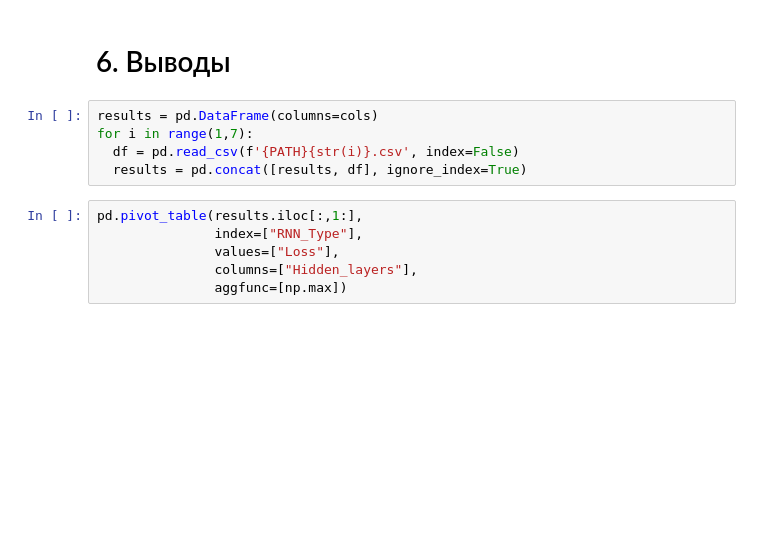
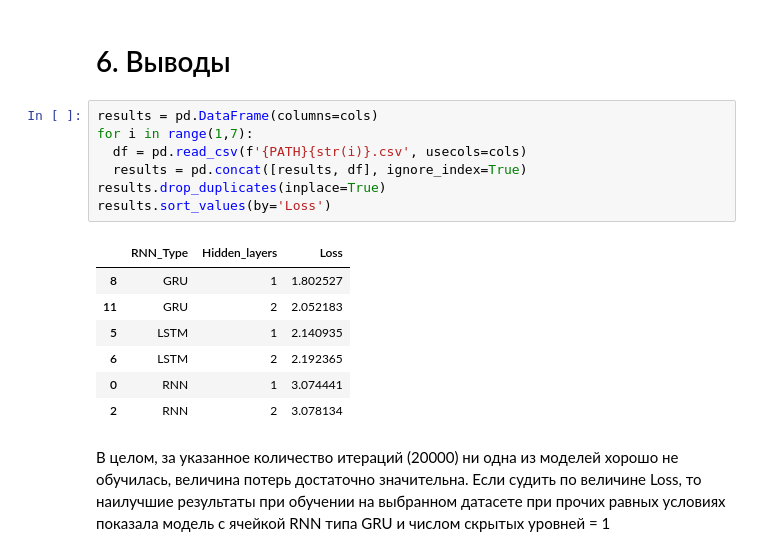
Before and after one commit to solobala/DLL30, a Jupyter notebook: DLL30_DZ8.ipynb, the cells around one changed output. Cells and saved outputs as stored; diff of their text form; blank space fills up the shorter version.

```diff
--- a/DLL30_DZ8.ipynb
+++ b/DLL30_DZ8.ipynb
@@ -574,11 +662,18 @@ training
 # %%
 results = pd.DataFrame(columns=cols)
 for i in range(1,7):
-  df = pd.read_csv(f'{PATH}{str(i)}.csv', index=False)
+  df = pd.read_csv(f'{PATH}{str(i)}.csv', usecols=cols)
   results = pd.concat([results, df], ignore_index=True)
+results.drop_duplicates(inplace=True)
+results.sort_values(by='Loss')
+# %% [output]
+|  | RNN_Type | Hidden_layers | Loss |
+| 8 | GRU | 1 | 1.802527 |
+| 11 | GRU | 2 | 2.052183 |
+| 5 | LSTM | 1 | 2.140935 |
+| 6 | LSTM | 2 | 2.192365 |
+| 0 | RNN | 1 | 3.074441 |
+| 2 | RNN | 2 | 3.078134 |
-# %%
-pd.pivot_table(results.iloc[:,1:],
-               index=["RNN_Type"],
-               values=["Loss"],
-               columns=["Hidden_layers"],
-               aggfunc=[np.max])
+# %% [markdown]
+В целом, за указанное количество итераций (20000) ни одна из моделей хорошо не обучилась, величина потерь достаточно значительна.
+Если судить по величине Loss, то наилучшие результаты при обучении на выбранном датасете при прочих равных условиях показала модель с ячейкой RNN типа GRU и числом скрытых уровней = 1
```
Also changed, not shown: parts of 6 cells of this notebook.
